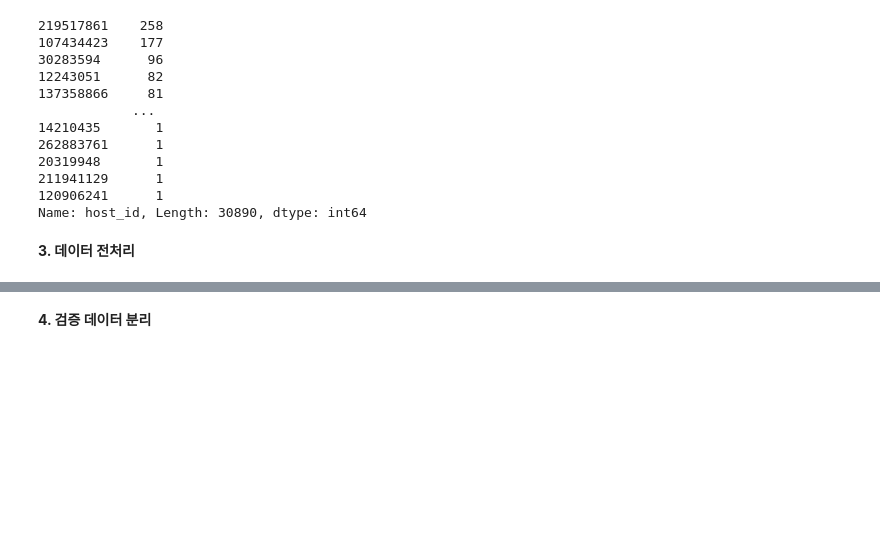
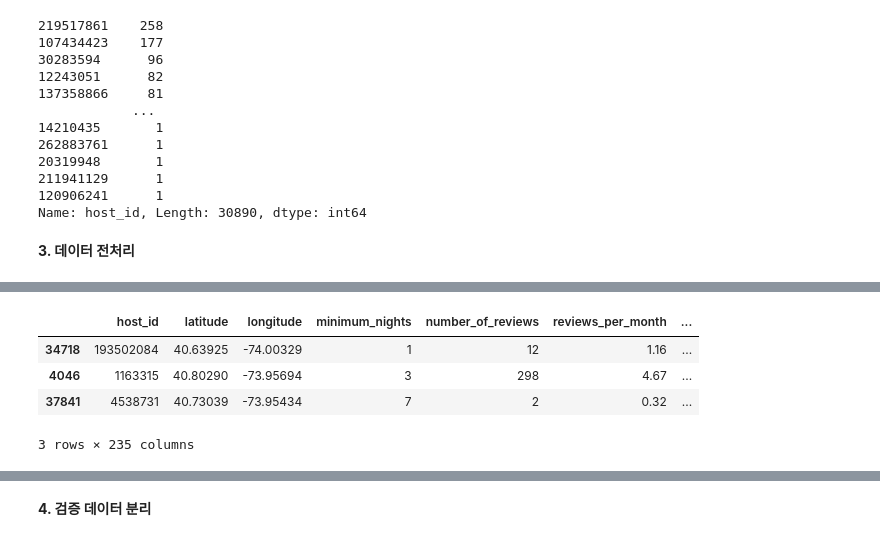
Before and after one commit to HWMV/No_use_repo_Aiffel, a Jupyter notebook: Machine_Learning/Airbnb.ipynb, the cells around one changed output, grey strips where cells are left out. Cells and saved outputs as stored; diff of their text form; code cells hidden in the pictures; blank space fills up the shorter version.

```diff
--- a/Machine_Learning/Airbnb.ipynb
+++ b/Machine_Learning/Airbnb.ipynb
@@ -165,0 +196,20 @@ display(x_train.head(3))
+# %%
+# 샘플 확인
+display(x_train.head(3))
+
+# 필요없는 컬럼들 삭제
+x_train_encode = x_train_encode.drop('last_review', axis=1)
+x_test_encode = x_test_encode.drop('last_review', axis=1)
+
+x_train_encode = x_train_encode.drop('id', axis=1)
+x_test_encode = x_test_encode.drop('id', axis=1)
+
+x_train_encode = x_train_encode.drop('name', axis=1)
+x_test_encode = x_test_encode.drop('name', axis=1)
+# 문자열 지원 안하는 xgboost 와 인코딩 시 컬럼 수가 크게 늘까봐
+x_train_encode = x_train_encode.drop('host_name', axis=1)
+x_test_encode = x_test_encode.drop('host_name', axis=1)
+
+# 샘플 확인
+display(x_train_encode.head(3))
+# %% [output]
@@ -166,2 +220,7 @@ display(x_train.head(3))
+|  | host_id | latitude | longitude | minimum_nights | number_of_reviews | reviews_per_month | ... |
+| 34718 | 193502084 | 40.63925 | -74.00329 | 1 | 12 | 1.16 | ... |
+| 4046 | 1163315 | 40.80290 | -73.95694 | 3 | 298 | 4.67 | ... |
+| 37841 | 4538731 | 40.73039 | -73.95434 | 7 | 2 | 0.32 | ... |
+3 rows × 235 columns
 # %%
 # 결측치 채우기 (Nah 0으로 채우기)
```
Also changed, not shown: parts of 22 cells of this notebook.
